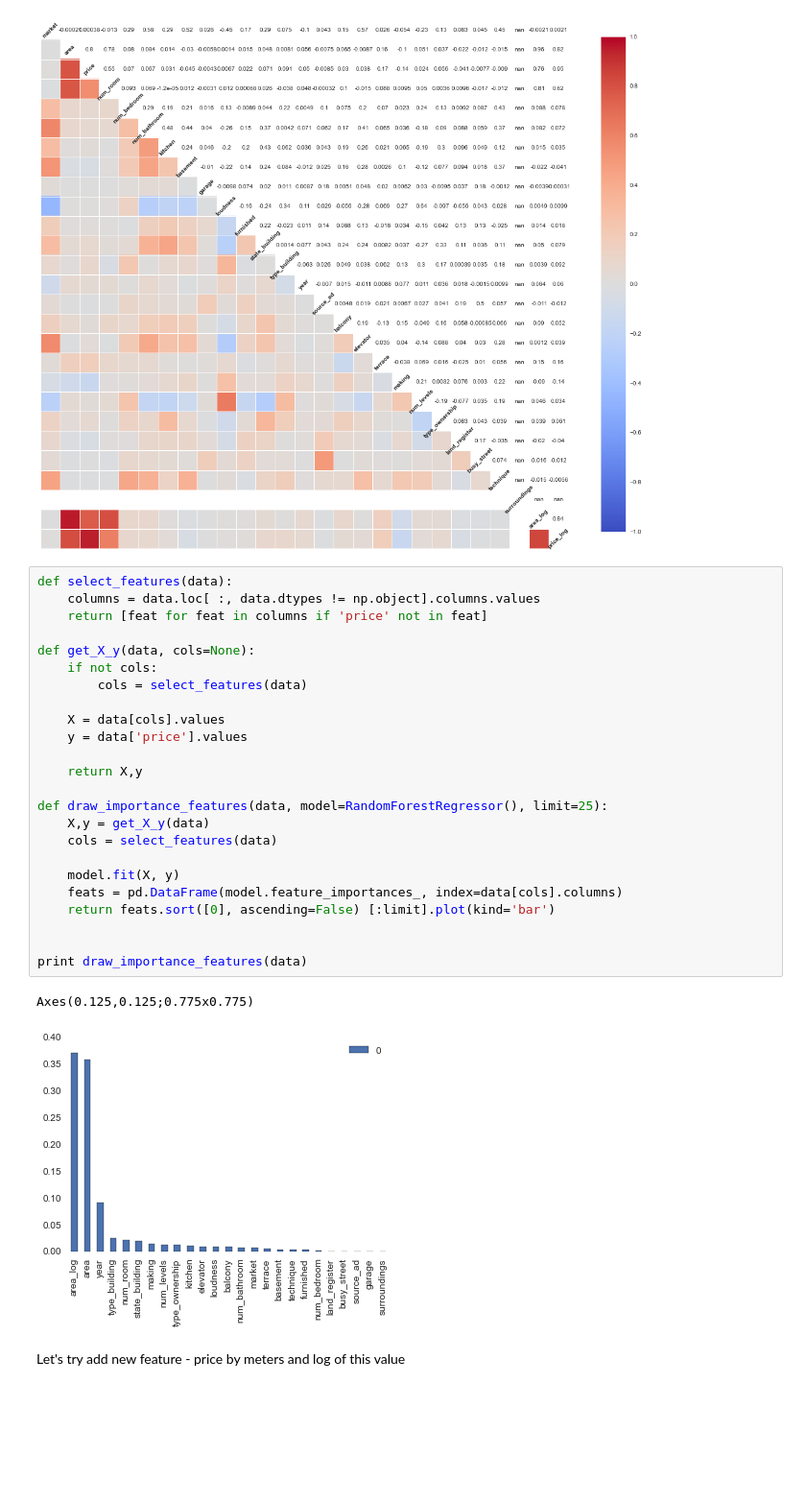
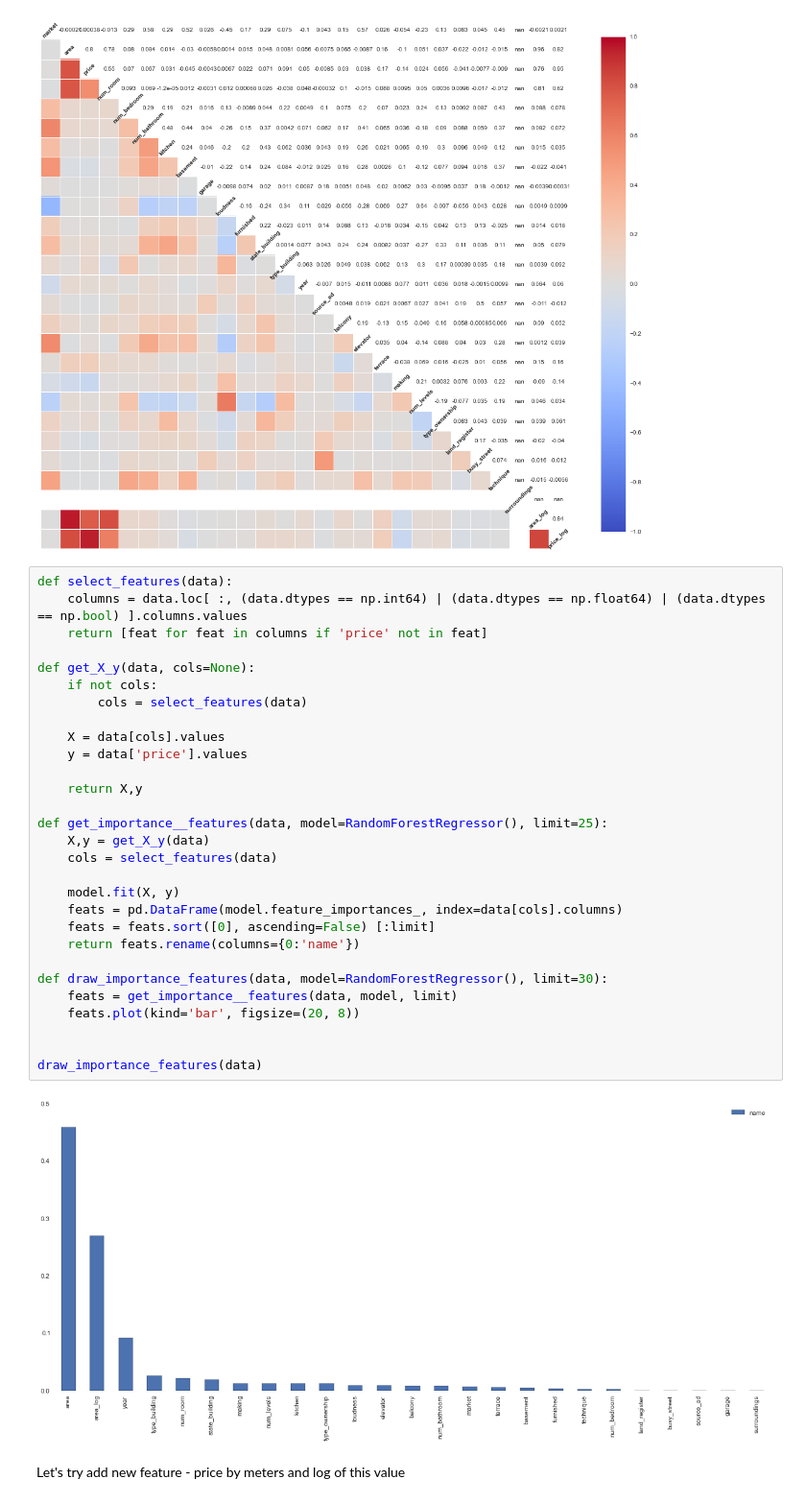
Before and after one commit to slon1024/realestate, a Jupyter notebook: Analyze.ipynb, the cells around one changed output. Shown: that part at 96% size. Cells and saved outputs as stored; diff of their text form; blank space fills up the shorter version.

```diff
--- a/Analyze.ipynb
+++ b/Analyze.ipynb
@@ -164,31 +169,35 @@ sns.corrplot(data, sig_stars=False, ax=ax)
 [figure]
 # %%
 def select_features(data):
-    columns = data.loc[ :, data.dtypes != np.object].columns.values
+    columns = data.loc[ :, (data.dtypes == np.int64) | (data.dtypes == np.float64) | (data.dtypes == np.bool) ].columns.values
     return [feat for feat in columns if 'price' not in feat]
 
 def get_X_y(data, cols=None):
     if not cols:
         cols = select_features(data)
 
     X = data[cols].values
     y = data['price'].values
 
     return X,y
 
-def draw_importance_features(data, model=RandomForestRegressor(), limit=25):
+def get_importance__features(data, model=RandomForestRegressor(), limit=25):
     X,y = get_X_y(data)
     cols = select_features(data)
 
     model.fit(X, y)
     feats = pd.DataFrame(model.feature_importances_, index=data[cols].columns)
-    return feats.sort([0], ascending=False) [:limit].plot(kind='bar')
+    feats = feats.sort([0], ascending=False) [:limit]
+    return feats.rename(columns={0:'name'})
+
+def draw_importance_features(data, model=RandomForestRegressor(), limit=30):
+    feats = get_importance__features(data, model, limit)
+    feats.plot(kind='bar', figsize=(20, 8))
 
 
-print draw_importance_features(data)
+draw_importance_features(data)
 # %% [output]
-Axes(0.125,0.125;0.775x0.775)
-[figure, old version]
+[figure, new version]
 # %% [markdown]
 Let's try add new feature - price by meters and log of this value
 # %%
```
Also changed, not shown: parts of 31 cells of this notebook.
